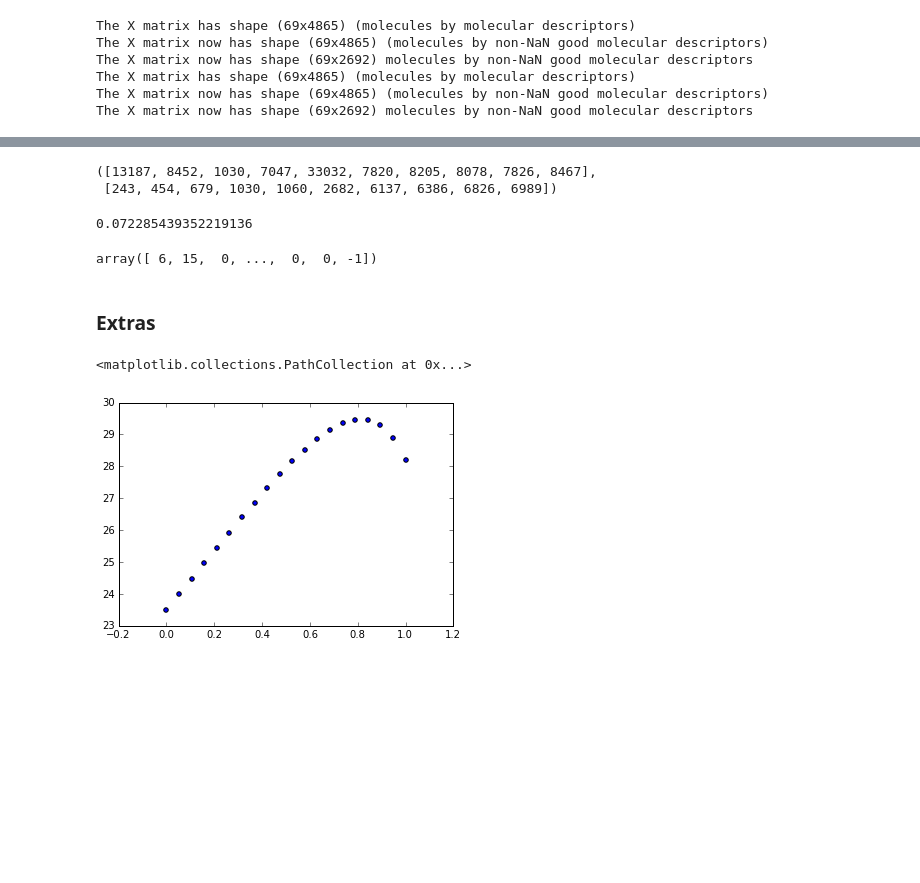
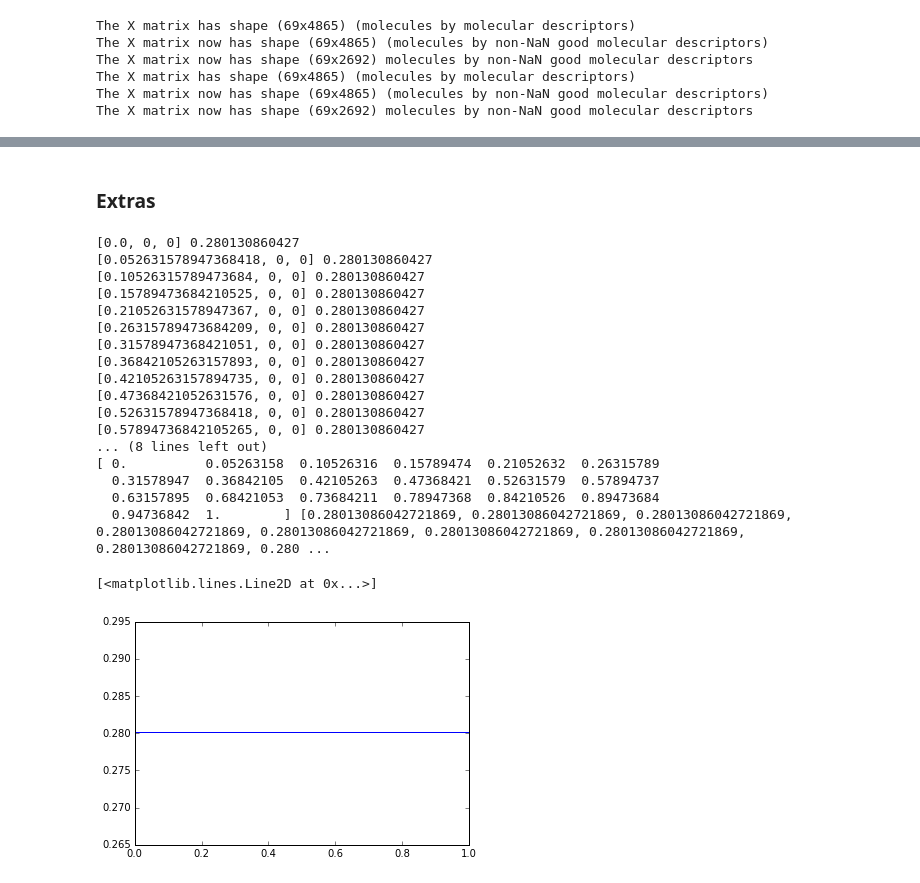
Before and after one commit to beanSsong/dream, a Jupyter notebook: dream.ipynb, the cells around one changed output, grey strips where cells are left out. Drawn from its saved outputs; the diff is of its cells as text; code cells hidden in the pictures; blank space fills up the shorter version.

```diff
--- a/dream.ipynb
+++ b/dream.ipynb
@@ -464,7 +413,7 @@ KeyboardInterrupt:
 # %% [markdown]
 ### Generate what is needed to make the output files
 # %%
-CID_dilutions_leaderboard = dream.leaderboard_CIDs()
+CID_dilutions_leaderboard = dream.test_CIDs('leaderboard')
 #CIDs_testset = dream.testset_CIDs()
 # %%
 # Compute molecular descriptor vectors for the molecules in the leaderboard sample.
@@ -624,52 +509,61 @@ array([[ 36.18183673,  40.50647959,   2.49193878, ...,   7.18569725,
-# %%
-molecular_vectors = dream.get_molecular_vectors(molecular_data,CIDs_leaderboard)
-list(molecular_vectors.keys())[:10],sorted(molecular_vectors)[:10]
-# %% [output]
-([13187, 8452, 1030, 7047, 33032, 7820, 8205, 8078, 7826, 8467],
- [243, 454, 679, 1030, 1060, 2682, 6137, 6386, 6826, 6989])
-# %%
-X_obs[:,0].std()
-# %% [output]
-0.072285439352219136
-# %%
-molecular_vectors['1030_-1']
-# %% [output]
-array([ 6, 15,  0, ...,  0,  0, -1])
 # %% [markdown]
 ### Extras
 # %%
-regs = np.linspace(0.3,1,25)
+#regs = np.linspace(0.3,1,25)
 def reg_score(regularize):
     predicted_ = []
     observed_ = []
     for subject,rfc in rfcs[1].items():
         predicted = rfc.predict(X_obs)
         predicted = rfc.oob_prediction_
         predicted_.append(predicted)
         observed_.append(Y_obs['subject'][subject])
     predicted = np.dstack(predicted_)
     observed = np.dstack(observed_)
     predicted_mean0 = np.mean(predicted,axis=0,keepdims=True)
     predicted_mean1 = np.mean(predicted,axis=1,keepdims=True)
     predicted_mean2 = np.mean(predicted,axis=2,keepdims=True)
-    predicted = regularize[0]*(predicted_mean0) \
-              + regularize[1]*(predicted_mean1) \
-              + regularize[2]*(predicted_mean2) \
-              + (1-np.sum(regularize))*predicted
+    predicted[:,0,:] = regularize[0]*(predicted_mean2[:,0,:])+(1-regularize[0])*predicted[:,0,:]
+    predicted[:,1,:] = regularize[1]*(predicted_mean2[:,1,:])+(1-regularize[1])*predicted[:,1,:]
+    predicted[:,2:,:] = regularize[2]*(predicted_mean2[:,2:,:])+(1-regularize[2])*predicted[:,2:,:]
     score = dream.score(predicted,observed,n_subjects=len(rfcs[1]))
-    #print(regularize,score)
-    return -score
-values = []
-for reg0 in [0.0]:
-    for reg1 in [0.0]:
-        for reg2 in np.linspace(0,1,20):
-            if reg0+reg1+reg2 <= 1.0:
-                values.append((reg0,reg1,reg2,-reg_score([reg0,reg1,reg2])))
-_,_,vals,scores = zip(*values)
-plt.scatter(vals,scores) # Plot score vs. regularization value.
+    score = dream.r('ple',predicted,observed)
+    print(regularize,score)
+    return score
+#values = []
+#for reg0 in [0.0]:
+#    for reg1 in [0.0]:
+#        for reg2 in np.linspace(0,1,20):
+#            if reg0+reg1+reg2 <= 1.0:
+#                values.append((reg0,reg1,reg2,-reg_score([reg0,reg1,reg2])))
+#_,_,vals,scores = zip(*values)
+#plt.scatter(vals,scores) # Plot score vs. regularization value.
+x = np.linspace(0,1,20)
+y = [reg_score([xi,0,0]) for xi in x]
+print(x,y)
+plt.plot(x,y)
+#from scipy.optimize import fmin_tnc
+#fmin_tnc(reg_score,(0.8),bounds=[(0.0,1.0)],approx_grad=True)
 # %% [output]
-<matplotlib.collections.PathCollection at 0x...>
+[0.0, 0, 0] 0.280130860427
+[0.052631578947368418, 0, 0] 0.280130860427
+[0.10526315789473684, 0, 0] 0.280130860427
+[0.15789473684210525, 0, 0] 0.280130860427
+[0.21052631578947367, 0, 0] 0.280130860427
+[0.26315789473684209, 0, 0] 0.280130860427
+[0.31578947368421051, 0, 0] 0.280130860427
+[0.36842105263157893, 0, 0] 0.280130860427
+[0.42105263157894735, 0, 0] 0.280130860427
+[0.47368421052631576, 0, 0] 0.280130860427
+[0.52631578947368418, 0, 0] 0.280130860427
+[0.57894736842105265, 0, 0] 0.280130860427
+... (8 lines left out)
+[ 0.          0.05263158  0.10526316  0.15789474  0.21052632  0.26315789
+  0.31578947  0.36842105  0.42105263  0.47368421  0.52631579  0.57894737
+  0.63157895  0.68421053  0.73684211  0.78947368  0.84210526  0.89473684
+  0.94736842  1.        ] [0.28013086042721869, 0.28013086042721869, 0.28013086042721869, 0.28013086042721869, 0.28013086042721869, 0.28013086042721869, 0.28013086042721869, 0.28013086042721869, 0.280 ...
+[<matplotlib.lines.Line2D at 0x...>]
-[figure, old version]
+[figure, new version]
 # %%
 rfc = RandomForestRegressor(max_features=None,
                                 n_estimators=250,
```
Also changed, not shown: parts of 11 cells of this notebook, 1 other file.
